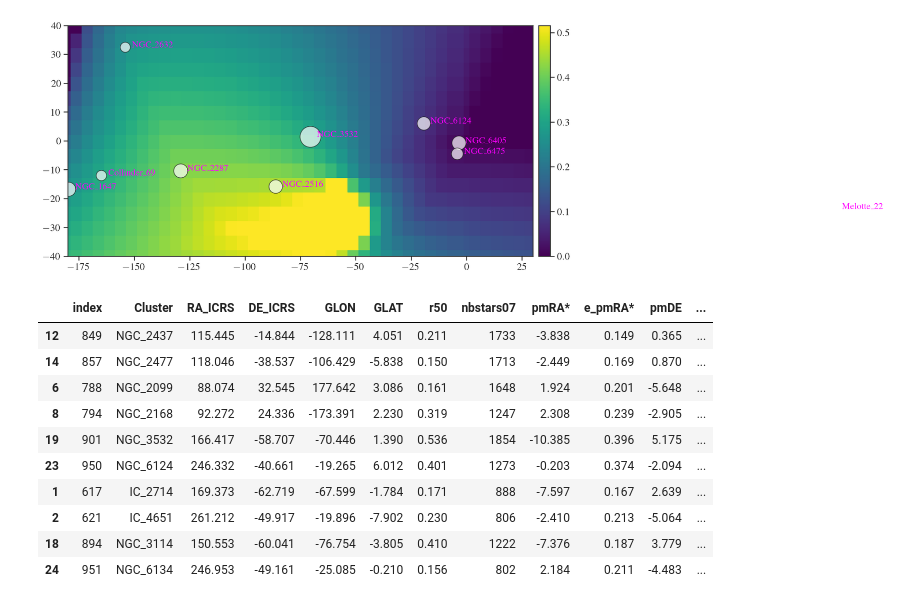
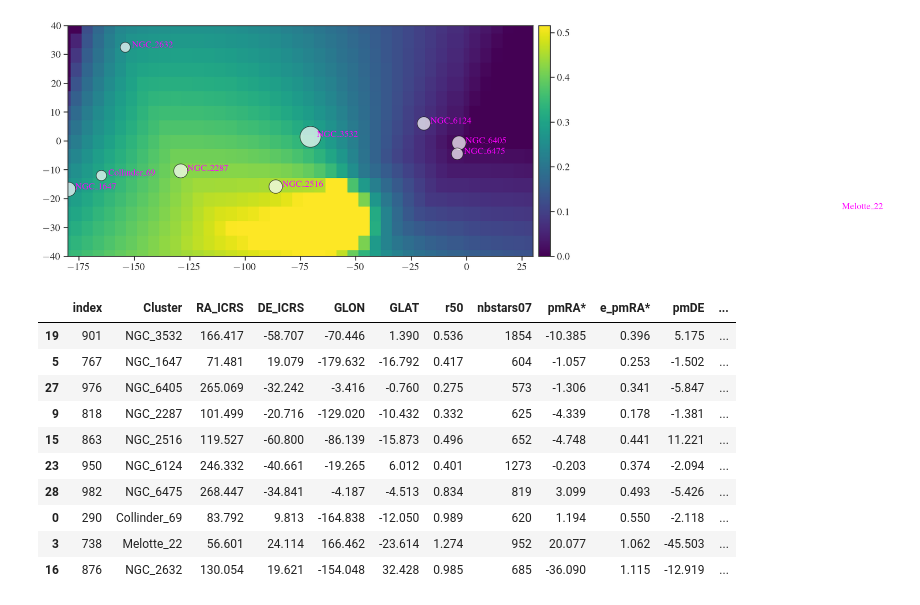
Before and after one commit to ShotaMiyazaki94/prime_transit, a Jupyter notebook: gaia_dr2/notebook/6_derive_yields.ipynb, the cells around one changed output. Drawn from its saved outputs; the diff is of its cells as text; code cells hidden in the pictures.

```diff
--- a/gaia_dr2/notebook/6_derive_yields.ipynb
+++ b/gaia_dr2/notebook/6_derive_yields.ipynb
@@ -122 +141,11 @@ catalog_new.to_csv("../files/cluster_search_with_Ndetect.csv",index=False)
+# %%
+age = 10**catalog.AgeNN
+
+catalog_new = catalog.assign(Nstar_monitor=Nstar,
+                             N120H_E=Num_E120H,N120H_N=Num_N120H,N120H_J=Num_J120H,
+                             N300H_E=Num_E300H,N300H_N=Num_N300H,N300H_J=Num_J300H,
+                             N120J_E=Num_E120J,N120J_N=Num_N120J,N120J_J=Num_J120J,
+                             N300J_E=Num_E300J,N300J_N=Num_N300J,N300J_J=Num_J300J,
+                             age=age)
+catalog_new.to_csv("../files/cluster_search_with_Ndetect.csv",index=False)
 # %%
@@ -158,18 +187,18 @@ for i in np.arange(len(tmp)):
     plt.text(lc[i]+3,bc[i],tmp.Cluster.values[i],c="magenta",zorder=20,size=13)
 # %% [output]
 [figure]
-# %%
-tmp = catalog_new.sort_values("N300_J",ascending=False)[0:10]
-tmp
-# %% [output]
-|  | index | Cluster | RA_ICRS | DE_ICRS | GLON | GLAT | r50 | nbstars07 | pmRA* | e_pmRA* | pmDE | ... |
-| 12 | 849 | NGC_2437 | 115.445 | -14.844 | -128.111 | 4.051 | 0.211 | 1733 | -3.838 | 0.149 | 0.365 | ... |
-| 14 | 857 | NGC_2477 | 118.046 | -38.537 | -106.429 | -5.838 | 0.150 | 1713 | -2.449 | 0.169 | 0.870 | ... |
-| 6 | 788 | NGC_2099 | 88.074 | 32.545 | 177.642 | 3.086 | 0.161 | 1648 | 1.924 | 0.201 | -5.648 | ... |
-| 8 | 794 | NGC_2168 | 92.272 | 24.336 | -173.391 | 2.230 | 0.319 | 1247 | 2.308 | 0.239 | -2.905 | ... |
-| 19 | 901 | NGC_3532 | 166.417 | -58.707 | -70.446 | 1.390 | 0.536 | 1854 | -10.385 | 0.396 | 5.175 | ... |
-| 23 | 950 | NGC_6124 | 246.332 | -40.661 | -19.265 | 6.012 | 0.401 | 1273 | -0.203 | 0.374 | -2.094 | ... |
-| 1 | 617 | IC_2714 | 169.373 | -62.719 | -67.599 | -1.784 | 0.171 | 888 | -7.597 | 0.167 | 2.639 | ... |
-| 2 | 621 | IC_4651 | 261.212 | -49.917 | -19.896 | -7.902 | 0.230 | 806 | -2.410 | 0.213 | -5.064 | ... |
-| 18 | 894 | NGC_3114 | 150.553 | -60.041 | -76.754 | -3.805 | 0.410 | 1222 | -7.376 | 0.187 | 3.779 | ... |
-| 24 | 951 | NGC_6134 | 246.953 | -49.161 | -25.085 | -0.210 | 0.156 | 802 | 2.184 | 0.211 | -4.483 | ... |
+# %%
+tmp = catalog_new.sort_values("N300H_N",ascending=False)[0:10]
+tmp
+# %% [output]
+|  | index | Cluster | RA_ICRS | DE_ICRS | GLON | GLAT | r50 | nbstars07 | pmRA* | e_pmRA* | pmDE | ... |
+| 19 | 901 | NGC_3532 | 166.417 | -58.707 | -70.446 | 1.390 | 0.536 | 1854 | -10.385 | 0.396 | 5.175 | ... |
+| 5 | 767 | NGC_1647 | 71.481 | 19.079 | -179.632 | -16.792 | 0.417 | 604 | -1.057 | 0.253 | -1.502 | ... |
+| 27 | 976 | NGC_6405 | 265.069 | -32.242 | -3.416 | -0.760 | 0.275 | 573 | -1.306 | 0.341 | -5.847 | ... |
+| 9 | 818 | NGC_2287 | 101.499 | -20.716 | -129.020 | -10.432 | 0.332 | 625 | -4.339 | 0.178 | -1.381 | ... |
+| 15 | 863 | NGC_2516 | 119.527 | -60.800 | -86.139 | -15.873 | 0.496 | 652 | -4.748 | 0.441 | 11.221 | ... |
+| 23 | 950 | NGC_6124 | 246.332 | -40.661 | -19.265 | 6.012 | 0.401 | 1273 | -0.203 | 0.374 | -2.094 | ... |
+| 28 | 982 | NGC_6475 | 268.447 | -34.841 | -4.187 | -4.513 | 0.834 | 819 | 3.099 | 0.493 | -5.426 | ... |
+| 0 | 290 | Collinder_69 | 83.792 | 9.813 | -164.838 | -12.050 | 0.989 | 620 | 1.194 | 0.550 | -2.118 | ... |
+| 3 | 738 | Melotte_22 | 56.601 | 24.114 | 166.462 | -23.614 | 1.274 | 952 | 20.077 | 1.062 | -45.503 | ... |
+| 16 | 876 | NGC_2632 | 130.054 | 19.621 | -154.048 | 32.428 | 0.985 | 685 | -36.090 | 1.115 | -12.919 | ... |
```
Also changed, not shown: parts of 7 cells of this notebook, 3 other files.
